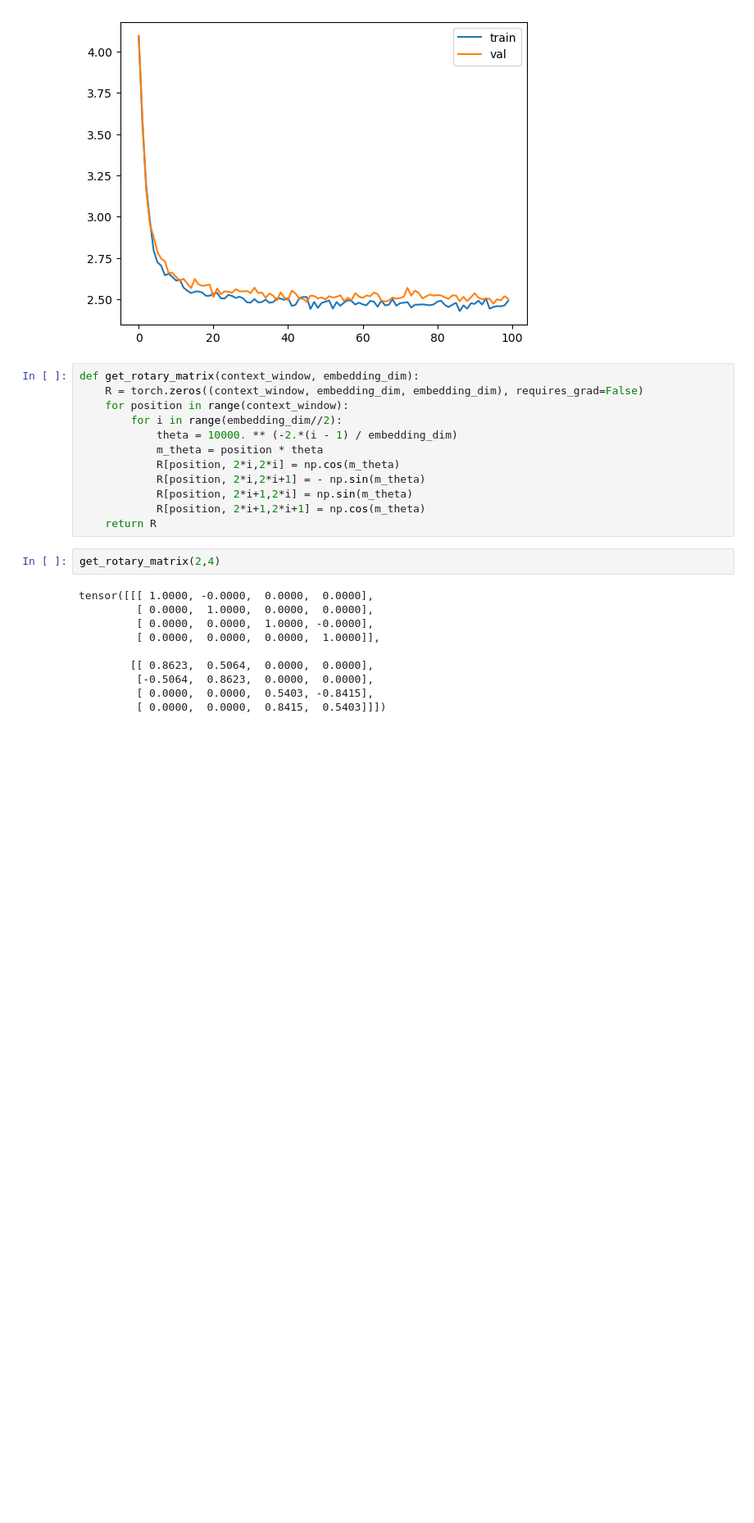
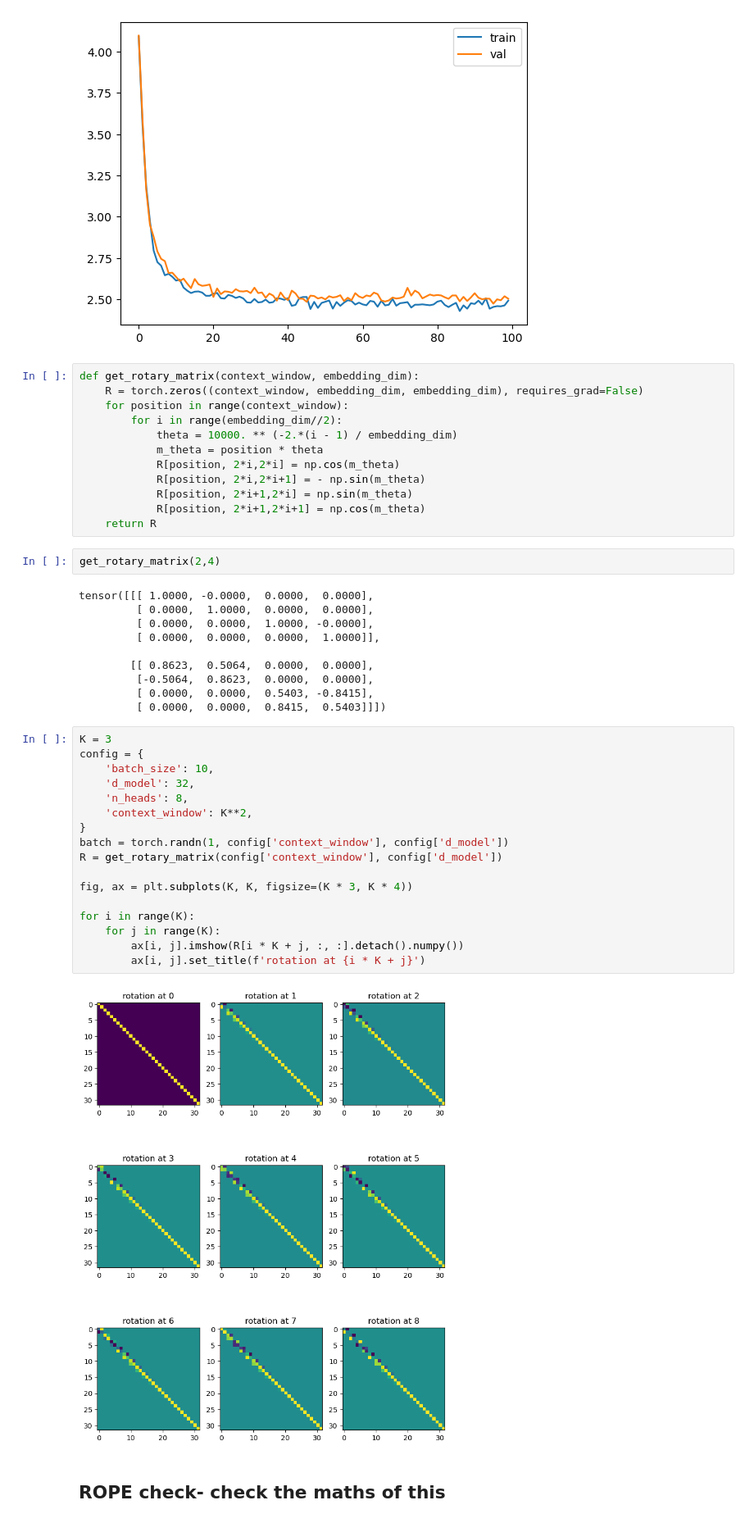
Before and after one commit to ysurs/Multimodal_llms, a Jupyter notebook: llama.ipynb, the cells around one changed output. Shown: that part at 82% size. Cells and saved outputs as stored; diff of their text form; blank space fills up the shorter version.

Commit message:
complete rope class, added note on it

```diff
--- a/llama.ipynb
+++ b/llama.ipynb
@@ -482,3 +484,24 @@ tensor([[[ 1.0000, -0.0000,  0.0000,  0.0000],
          [-0.5064,  0.8623,  0.0000,  0.0000],
          [ 0.0000,  0.0000,  0.5403, -0.8415],
          [ 0.0000,  0.0000,  0.8415,  0.5403]]])
+# %%
+K = 3
+config = {
+    'batch_size': 10,
+    'd_model': 32,
+    'n_heads': 8,
+    'context_window': K**2,
+}
+batch = torch.randn(1, config['context_window'], config['d_model'])
+R = get_rotary_matrix(config['context_window'], config['d_model'])
+
+fig, ax = plt.subplots(K, K, figsize=(K * 3, K * 4))
+
+for i in range(K):
+    for j in range(K):
+        ax[i, j].imshow(R[i * K + j, :, :].detach().numpy())
+        ax[i, j].set_title(f'rotation at {i * K + j}')
+# %% [output]
+[figure, added]
+# %% [markdown]
+## ROPE check- check the maths of this
```
Also changed, not shown: parts of 6 cells of this notebook.
